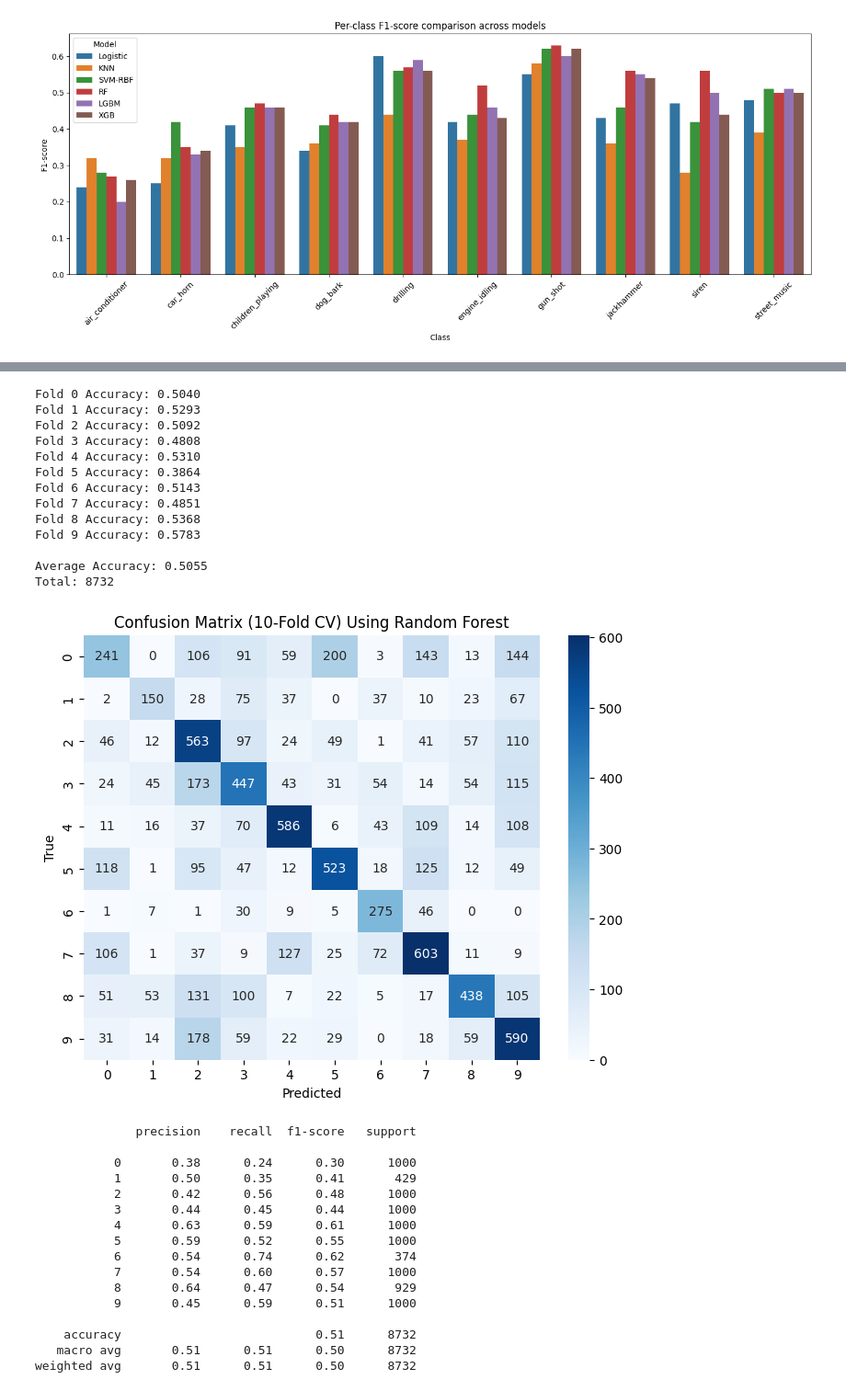
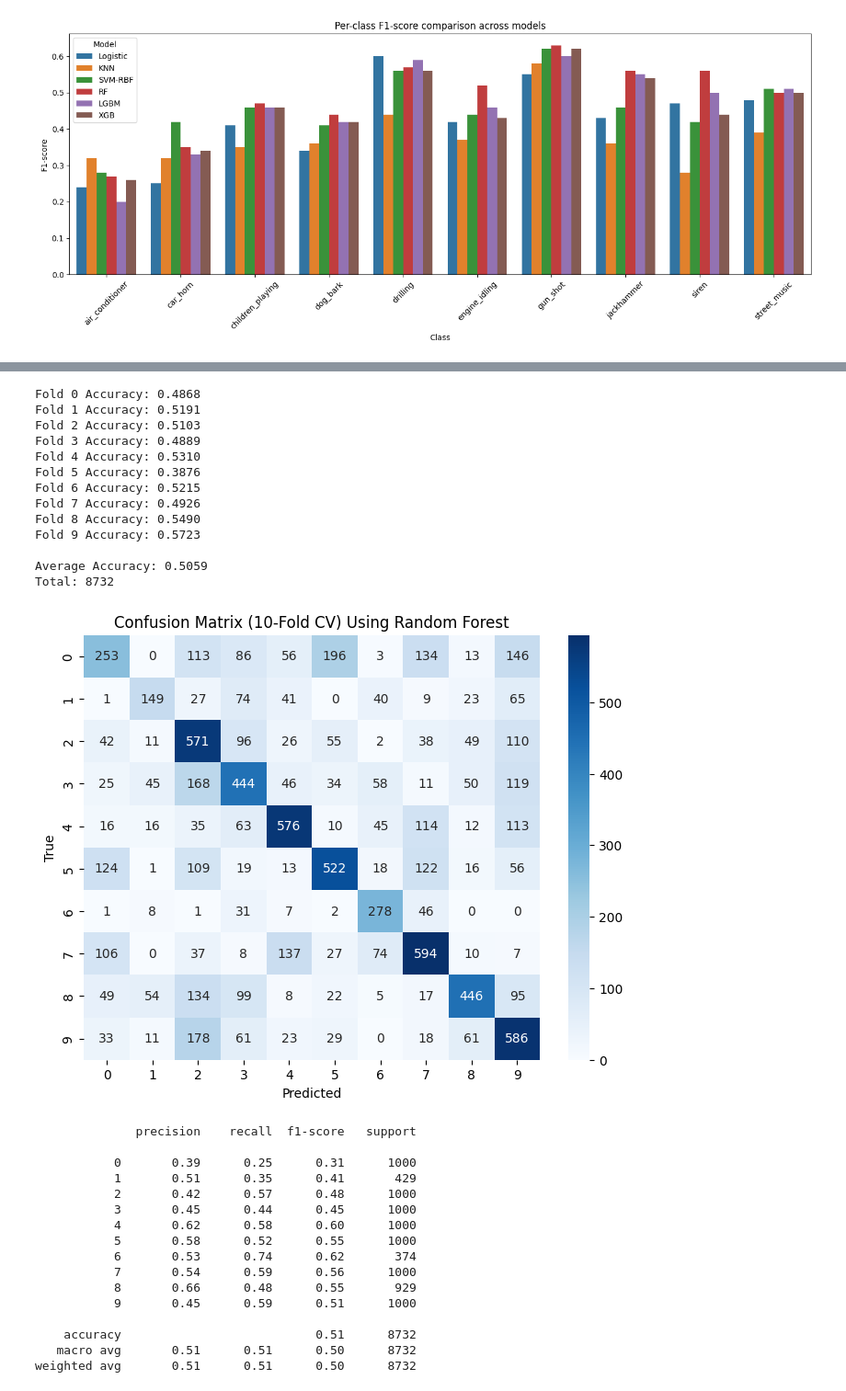
Before and after one commit to omei-Lab/UrbanSound8k-with-ML, a Jupyter notebook: src/models_training.ipynb, the cells around one changed output, grey strips where cells are left out. Shown at 92% size. Cells and saved outputs as stored; diff of their text form; code cells hidden in the pictures.

```diff
--- a/src/models_training.ipynb
+++ b/src/models_training.ipynb
@@ -51,6 +51,8 @@ def train_with_10fold(model, name, data_dir='../data/pca'):
     plt.show()
 
     print(classification_report(all_labels, all_preds))
+
+    return all_preds, all_labels
 # %%
 from sklearn.linear_model import LogisticRegression
 
@@ -360,32 +362,32 @@ Best Accuracy: 0.5055111723093718
 # %%
-rf = RandomForestClassifier(n_estimators=700, max_depth=50, min_samples_leaf=3, min_samples_split=14, class_weight='balanced', max_features='sqrt', random_state=42, n_jobs=-1)
-train_with_10fold(rf, 'Random Forest')
+rf = RandomForestClassifier(n_estimators=700, max_depth=50, min_samples_leaf=4, min_samples_split=14, class_weight='balanced', max_features='sqrt', random_state=42, n_jobs=-1)
+all_preds, all_labels = train_with_10fold(rf, 'Random Forest')
 # %% [output]
-Fold 0 Accuracy: 0.5040
-Fold 1 Accuracy: 0.5293
-Fold 2 Accuracy: 0.5092
-Fold 3 Accuracy: 0.4808
+Fold 0 Accuracy: 0.4868
+Fold 1 Accuracy: 0.5191
+Fold 2 Accuracy: 0.5103
+Fold 3 Accuracy: 0.4889
 Fold 4 Accuracy: 0.5310
-Fold 5 Accuracy: 0.3864
-Fold 6 Accuracy: 0.5143
-Fold 7 Accuracy: 0.4851
-Fold 8 Accuracy: 0.5368
-Fold 9 Accuracy: 0.5783
+Fold 5 Accuracy: 0.3876
+Fold 6 Accuracy: 0.5215
+Fold 7 Accuracy: 0.4926
+Fold 8 Accuracy: 0.5490
+Fold 9 Accuracy: 0.5723
 
-Average Accuracy: 0.5055
+Average Accuracy: 0.5059
 Total: 8732
-[figure, old version]
+[figure, new version]
               precision    recall  f1-score   support
 
-           0       0.38      0.24      0.30      1000
-           1       0.50      0.35      0.41       429
-           2       0.42      0.56      0.48      1000
-           3       0.44      0.45      0.44      1000
-           4       0.63      0.59      0.61      1000
-           5       0.59      0.52      0.55      1000
-           6       0.54      0.74      0.62       374
-           7       0.54      0.60      0.57      1000
-           8       0.64      0.47      0.54       929
+           0       0.39      0.25      0.31      1000
+           1       0.51      0.35      0.41       429
+           2       0.42      0.57      0.48      1000
+           3       0.45      0.44      0.45      1000
+           4       0.62      0.58      0.60      1000
+           5       0.58      0.52      0.55      1000
+           6       0.53      0.74      0.62       374
+           7       0.54      0.59      0.56      1000
+           8       0.66      0.48      0.55       929
            9       0.45      0.59      0.51      1000
 
     accuracy                           0.51      8732
```
Also changed, not shown: parts of 9 cells of this notebook, 3 other files.
